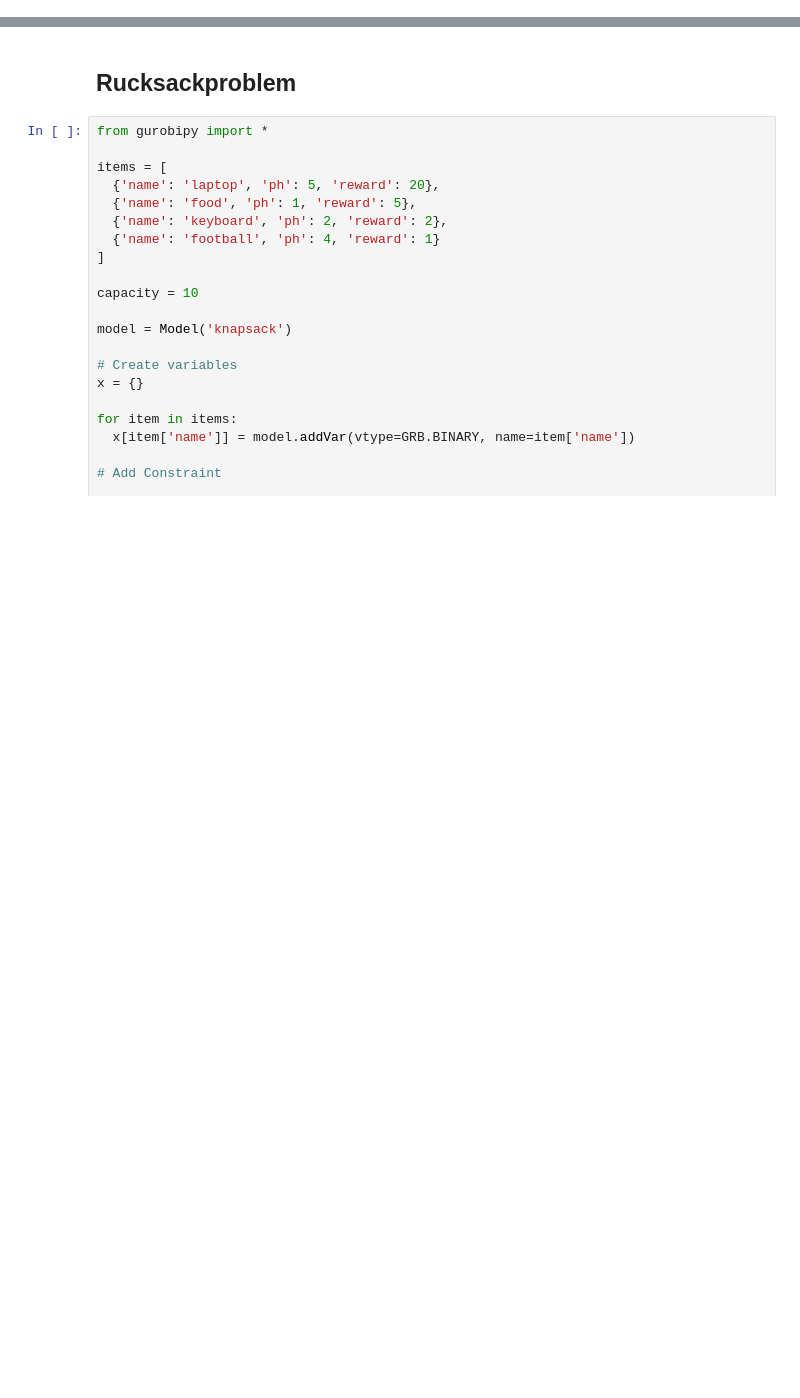
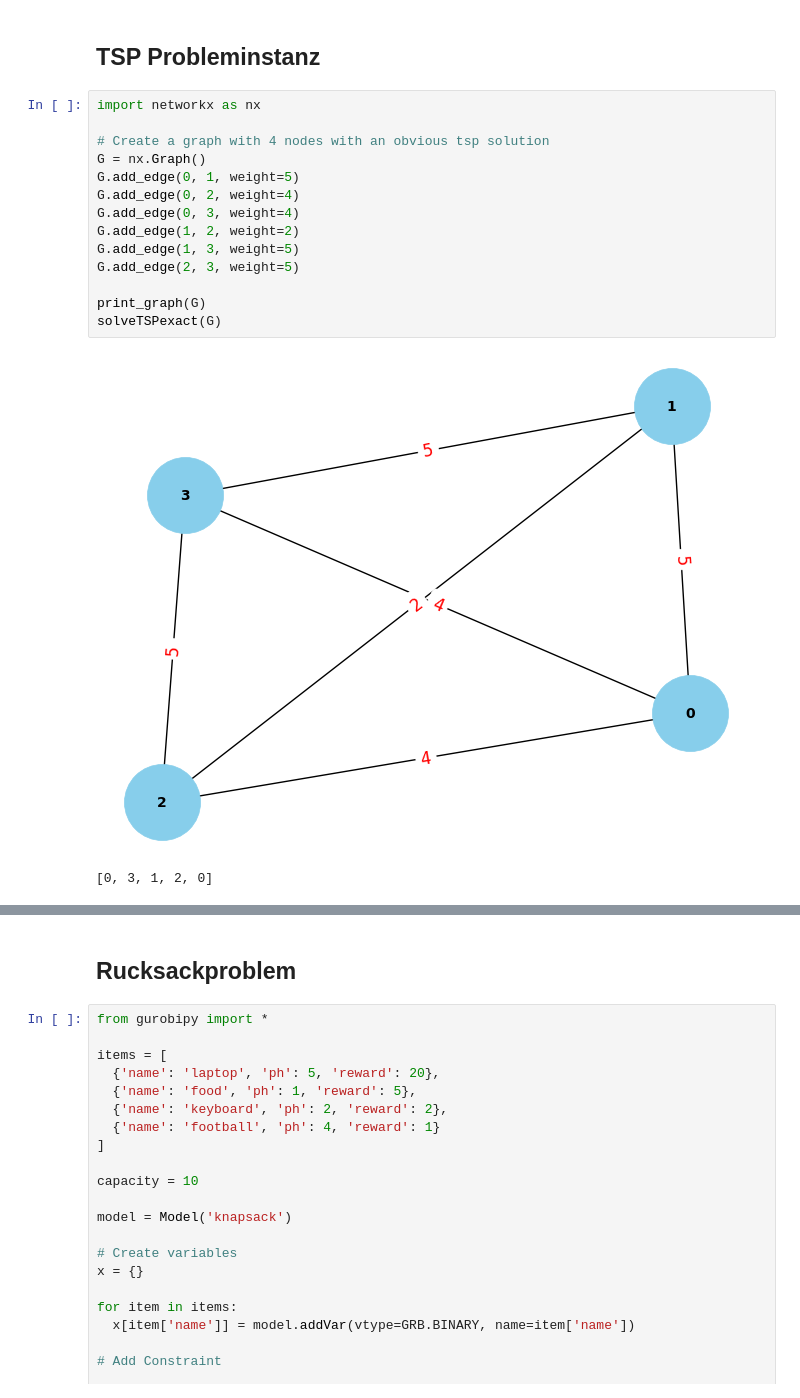
Before and after one commit to Lalaluka/orVortrag, a Jupyter notebook: notebook.ipynb, the cells around one changed output, grey strips where cells are left out. Drawn from its saved outputs; the diff is of its cells as text; blank space fills up the shorter version.

```diff
--- a/notebook.ipynb
+++ b/notebook.ipynb
@@ -27,3 +91,22 @@ plt.xlabel('Input Size')
 plt.savefig('big-o-notation.png')
 # %% [output]
 [figure]
+# %% [markdown]
+## TSP Probleminstanz
+# %%
+import networkx as nx
+
+# Create a graph with 4 nodes with an obvious tsp solution
+G = nx.Graph()
+G.add_edge(0, 1, weight=5)
+G.add_edge(0, 2, weight=4)
+G.add_edge(0, 3, weight=4)
+G.add_edge(1, 2, weight=2)
+G.add_edge(1, 3, weight=5)
+G.add_edge(2, 3, weight=5)
+
+print_graph(G)
+solveTSPexact(G)
+# %% [output]
+[figure, added]
+[0, 3, 1, 2, 0]
```
Also changed, not shown: parts of 7 cells of this notebook.
